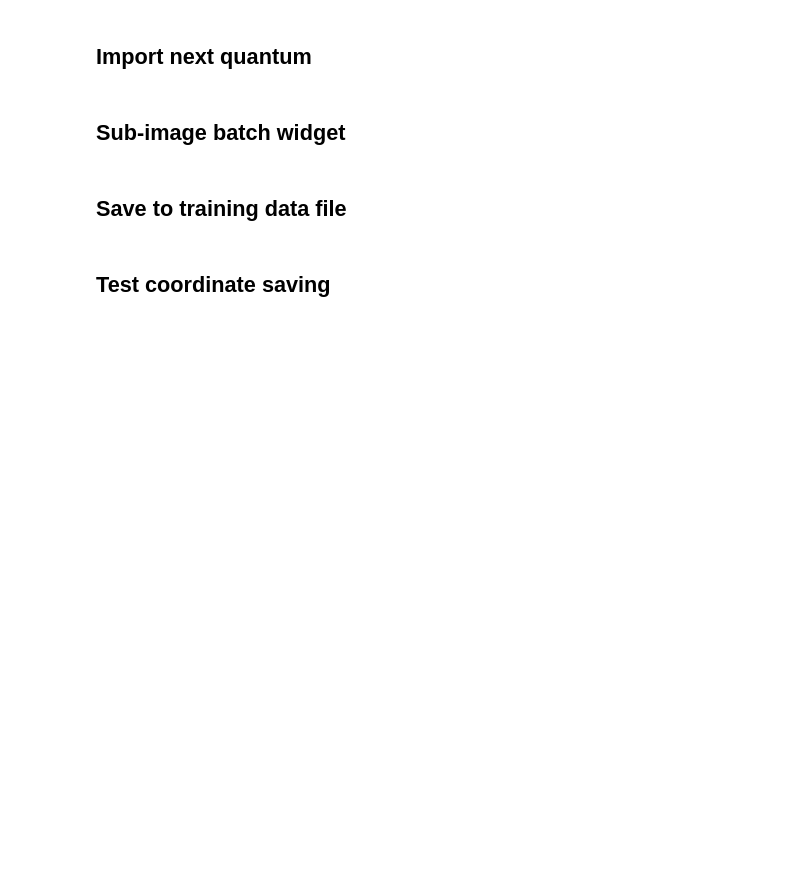
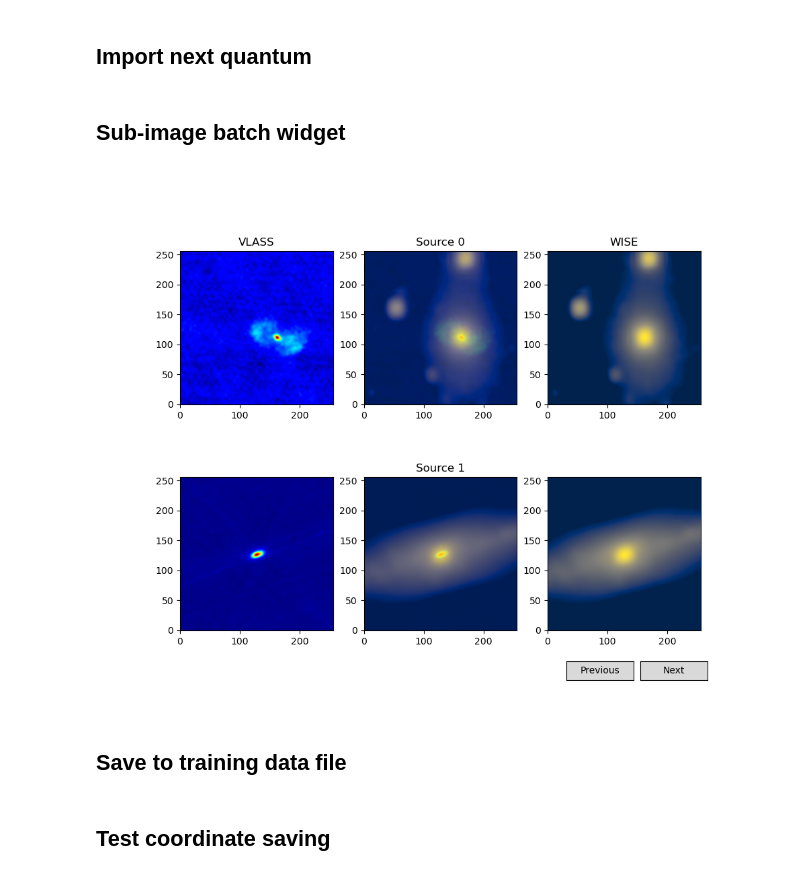
Before and after one commit to WWGolay/LikelihoodRatio_ML, a Jupyter notebook: training_subimage.ipynb, the cells around one changed output. Saved outputs shown, nothing was run; the diff lists cells and outputs as text; code cells hidden in the pictures; blank space fills up the shorter version.

```diff
--- a/training_subimage.ipynb
+++ b/training_subimage.ipynb
@@ -22,9 +25,9 @@ with open('unlabeled_data/'+filename, 'rb') as f:
 plt.close()
 
 sourceLength = len(sources)
-nSources = 5
+nSources = 2
 
-fig, ax = plt.subplots(nSources, 3, figsize=(10, 20))
+fig, ax = plt.subplots(nSources, 3, figsize=(10, 8))
 ax[0][0].set_title('VLASS')
 ax[0][1].set_title('VLASS + WISE')
 ax[0][2].set_title('WISE')
@@ -44,36 +47,38 @@ class Index:
 
     def prev(self, event):
         self.ind -= nSources
         i = self.ind % sourceLength
         self.showFigures()
         plt.draw()
 
     def showFigures(self):
         for i in range(nSources):
             vlass_im = sources[i+self.ind].images[0].data
-            wise_im = sources[i+self.ind].images[1].data
+            wise_im = sources[i+self.ind].images[1].data - np.min(sources[i+self.ind].images[1].data)
 
             ax[i][0].imshow(vlass_im, origin='lower', cmap='jet')
             ax[i][0].set_xlim(0, 256); ax[i][0].set_ylim(0, 256)
 
             ax[i][1].title.set_text('Source '+str(i+self.ind))
-            ax[i][1].imshow(wise_im, origin='lower', cmap='cividis', norm=mpl.colors.LogNorm(vmin=0.8*np.median(wise_im), clip=True))
+            ax[i][1].imshow(wise_im, origin='lower', cmap='cividis', norm=mpl.colors.LogNorm(vmin=np.median(wise_im), clip=True))
             ax[i][1].imshow(vlass_im, origin='lower', cmap='jet', alpha=0.15)
             ax[i][1].set_xlim(0, 256); ax[i][1].set_ylim(0, 256)
 
-            ax[i][2].imshow(wise_im, origin='lower', cmap='cividis', norm=mpl.colors.LogNorm(vmin=0.8*np.median(wise_im), clip=True))
+            ax[i][2].imshow(wise_im, origin='lower', cmap='cividis', norm=mpl.colors.LogNorm(vmin=np.median(wise_im), clip=True))
             ax[i][2].set_xlim(0, 256); ax[i][2].set_ylim(0, 256)
 
 callback = Index()
 callback.showFigures()
 axprev = fig.add_axes([0.7, 0.05, 0.1, 0.035])
 axnext = fig.add_axes([0.81, 0.05, 0.1, 0.035])
 bnext = Button(axnext, 'Next')
 bnext.on_clicked(callback.next)
 bprev = Button(axprev, 'Previous')
 bprev.on_clicked(callback.prev)
 
 plt.show()
+# %% [output]
+[figure, added]
 # %% [markdown]
 ## Save to training data file
 # %%
```
Also changed, not shown: parts of 1 cell of this notebook, 1 other file.
